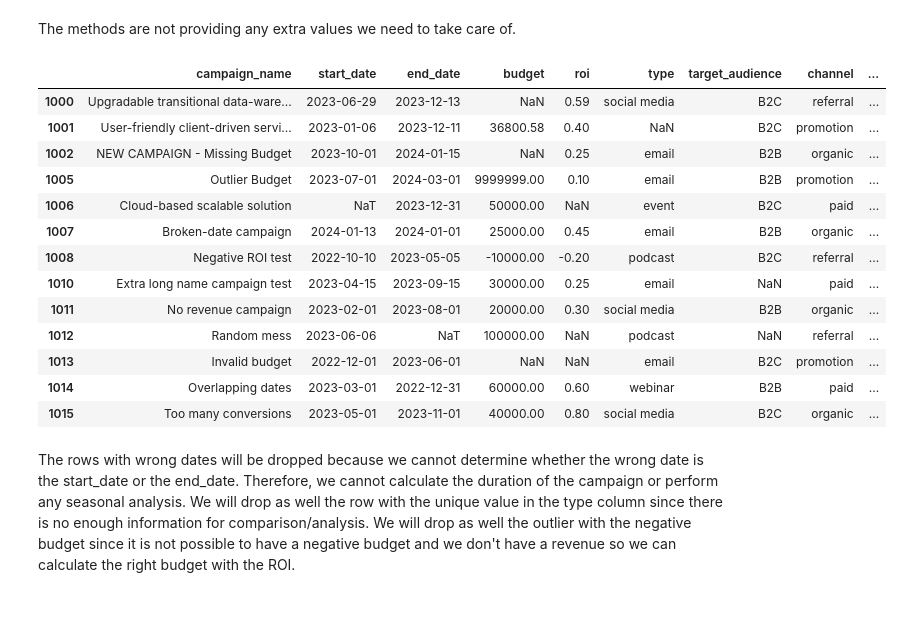
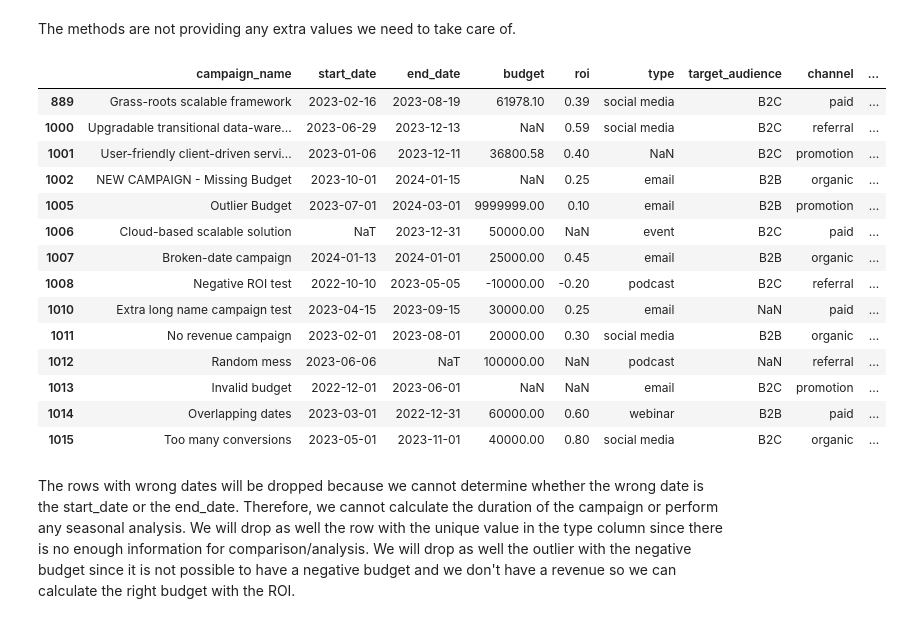
Before and after one commit to Ignacio538/Marketing-Campaings, a Jupyter notebook: Analysis.ipynb, the cells around one changed output. Saved outputs shown, nothing was run; the diff lists cells and outputs as text; code cells hidden in the pictures.

```diff
--- a/Analysis.ipynb
+++ b/Analysis.ipynb
@@ -474,9 +499,10 @@ Index: []
 The methods are not providing any extra values we need to take care of.
 # %%
 # Let's see all rows with wrong or missing information / outliers in the dataset
-df2.iloc[[1000, 1001, 1002, 1005, 1006, 1007, 1008, 1010, 1011, 1012, 1013, 1014, 1015]]
+df2.iloc[[889, 1000, 1001, 1002, 1005, 1006, 1007, 1008, 1010, 1011, 1012, 1013, 1014, 1015]]
 # %% [output]
 |  | campaign_name | start_date | end_date | budget | roi | type | target_audience | channel | ... |
+| 889 | Grass-roots scalable framework | 2023-02-16 | 2023-08-19 | 61978.10 | 0.39 | social media | B2C | paid | ... |
 | 1000 | Upgradable transitional data-ware... | 2023-06-29 | 2023-12-13 | NaN | 0.59 | social media | B2C | referral | ... |
 | 1001 | User-friendly client-driven servi... | 2023-01-06 | 2023-12-11 | 36800.58 | 0.40 | NaN | B2C | promotion | ... |
 | 1002 | NEW CAMPAIGN - Missing Budget | 2023-10-01 | 2024-01-15 | NaN | 0.25 | email | B2B | organic | ... |
```
Also changed, not shown: parts of 5 cells of this notebook.
